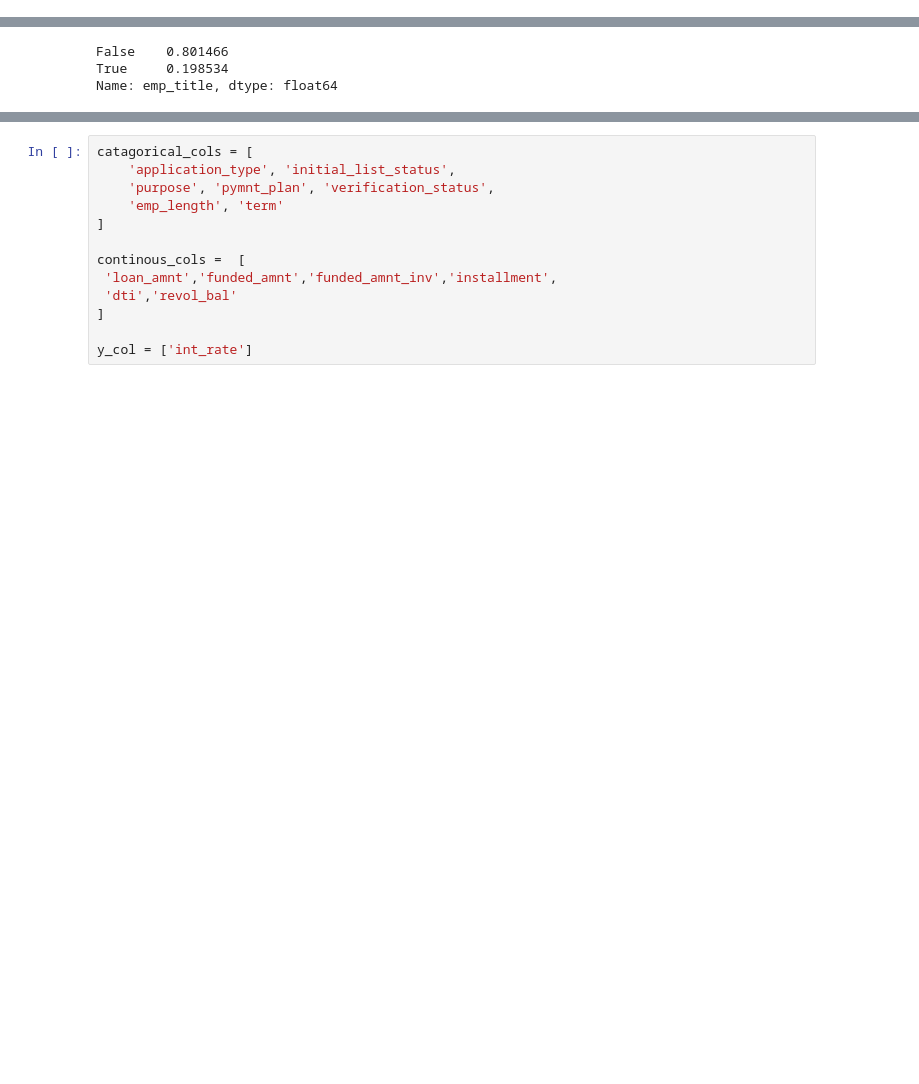
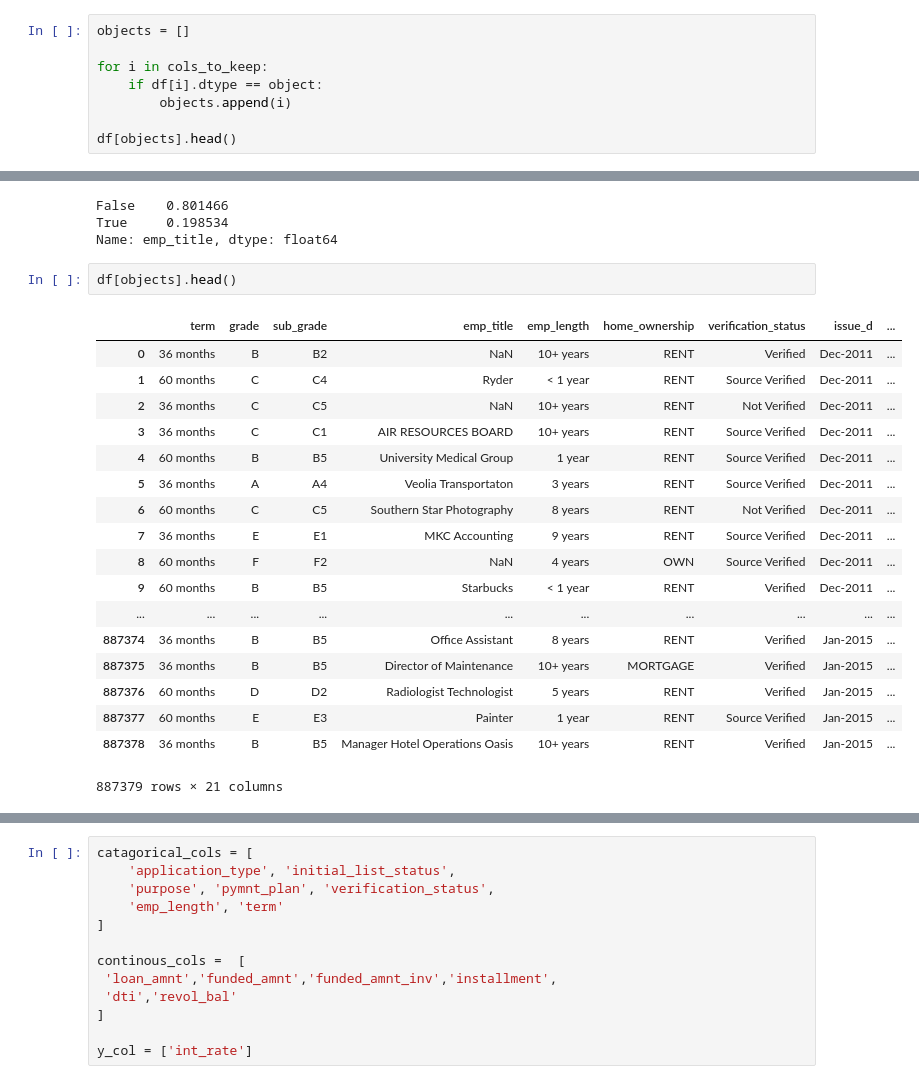
Before and after one commit to QuinnLee/cs109a-Project, a Jupyter notebook: notebooks/4-aa-feature-engineering.ipynb, the cells around one changed output, grey strips where cells are left out. Cells and saved outputs as stored; diff of their text form; blank space fills up the shorter version.

```diff
--- a/notebooks/4-aa-feature-engineering.ipynb
+++ b/notebooks/4-aa-feature-engineering.ipynb
@@ -75,0 +97,8 @@ total_rev_hi_lim                float64
+# %%
+objects = []
+
+for i in cols_to_keep:
+    if df[i].dtype == object:
+        objects.append(i)
+
+df[objects].head()
@@ -190,3 +240,24 @@ df['emp_title'].apply(lambda x: spell_check.check(x)).value_counts() / len(df['e
 False    0.801466
 True     0.198534
 Name: emp_title, dtype: float64
+# %%
+df[objects].head()
+# %% [output]
+|  | term | grade | sub_grade | emp_title | emp_length | home_ownership | verification_status | issue_d | ... |
+| 0 | 36 months | B | B2 | NaN | 10+ years | RENT | Verified | Dec-2011 | ... |
+| 1 | 60 months | C | C4 | Ryder | < 1 year | RENT | Source Verified | Dec-2011 | ... |
+| 2 | 36 months | C | C5 | NaN | 10+ years | RENT | Not Verified | Dec-2011 | ... |
+| 3 | 36 months | C | C1 | AIR RESOURCES BOARD | 10+ years | RENT | Source Verified | Dec-2011 | ... |
+| 4 | 60 months | B | B5 | University Medical Group | 1 year | RENT | Source Verified | Dec-2011 | ... |
+| 5 | 36 months | A | A4 | Veolia Transportaton | 3 years | RENT | Source Verified | Dec-2011 | ... |
+| 6 | 60 months | C | C5 | Southern Star Photography | 8 years | RENT | Not Verified | Dec-2011 | ... |
+| 7 | 36 months | E | E1 | MKC Accounting | 9 years | RENT | Source Verified | Dec-2011 | ... |
+| 8 | 60 months | F | F2 | NaN | 4 years | OWN | Source Verified | Dec-2011 | ... |
+| 9 | 60 months | B | B5 | Starbucks | < 1 year | RENT | Verified | Dec-2011 | ... |
+| ... | ... | ... | ... | ... | ... | ... | ... | ... | ... |
+| 887374 | 36 months | B | B5 | Office Assistant | 8 years | RENT | Verified | Jan-2015 | ... |
+| 887375 | 36 months | B | B5 | Director of Maintenance | 10+ years | MORTGAGE | Verified | Jan-2015 | ... |
+| 887376 | 60 months | D | D2 | Radiologist Technologist | 5 years | RENT | Verified | Jan-2015 | ... |
+| 887377 | 60 months | E | E3 | Painter | 1 year | RENT | Source Verified | Jan-2015 | ... |
+| 887378 | 36 months | B | B5 | Manager Hotel Operations Oasis | 10+ years | RENT | Verified | Jan-2015 | ... |
+887379 rows × 21 columns
```
Also changed, not shown: parts of 26 cells of this notebook, 1 other file.
